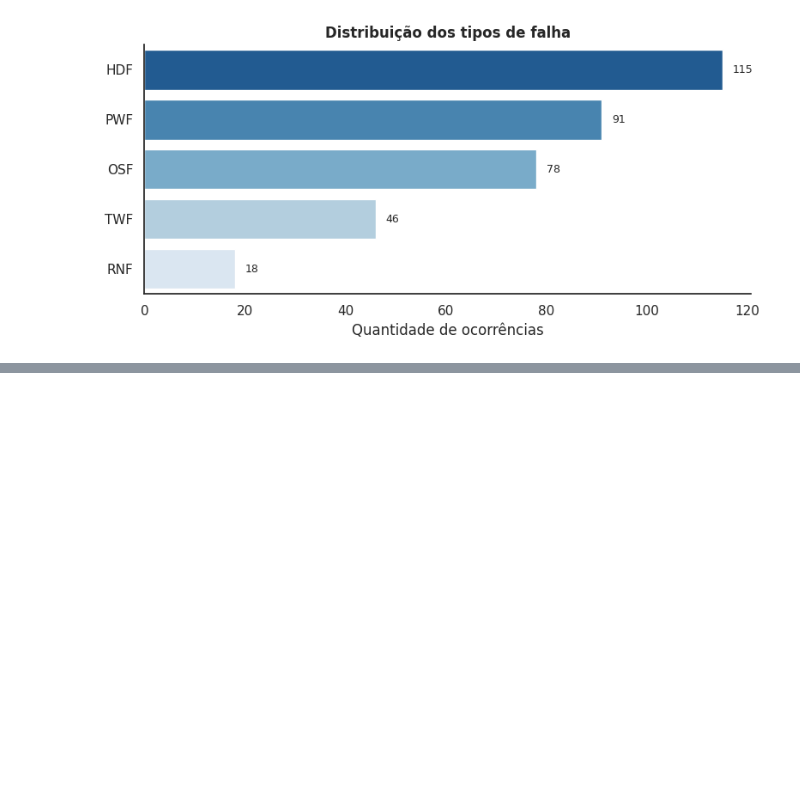
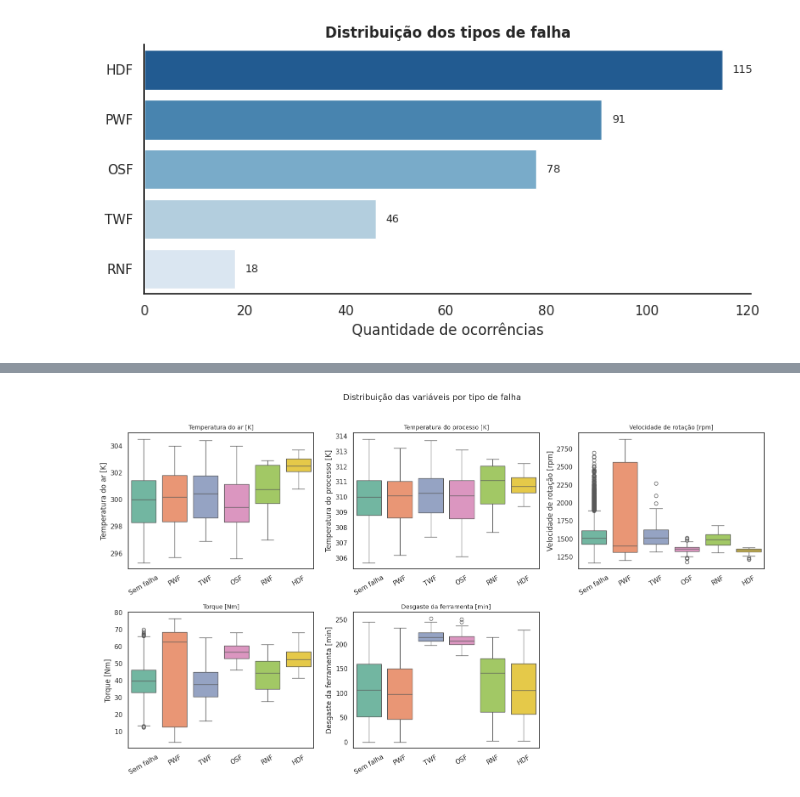
Before and after one commit to thaygorh/Analise-de-Dados-e-Boas-Praticas, a Jupyter notebook: mvp-analise-dados-e-boas-praticas.ipynb, the cells around one changed output, grey strips where cells are left out. Saved outputs shown, nothing was run; the diff lists cells and outputs as text; code cells hidden in the pictures; blank space fills up the shorter version.

```diff
--- a/mvp-analise-dados-e-boas-praticas.ipynb
+++ b/mvp-analise-dados-e-boas-praticas.ipynb
@@ -791,0 +939,35 @@ plt.show()
+# %%
+variaveis = [
+    'Temperatura do ar [K]',
+    'Temperatura do processo [K]',
+    'Velocidade de rotação [rpm]',
+    'Torque [Nm]',
+    'Desgaste da ferramenta [min]'
+]
+
+plt.figure(figsize=(16, 9))
+
+for i, var in enumerate(variaveis):
+    plt.subplot(2, 3, i+1)
+
+    sns.boxplot(
+        data=df_analysis,
+        x='Tipo de falha',
+        y=var,
+        palette='Set2'
+    )
+
+    plt.title(var, fontsize=10)
+    plt.xlabel('')
+    plt.xticks(rotation=30)
+
+plt.suptitle(
+    'Distribuição das variáveis por tipo de falha',
+    fontsize=14,
+    y=1.02
+)
+
+plt.tight_layout()
+plt.show()
+# %% [output]
+[figure, added]
```
Also changed, not shown: parts of 10 cells of this notebook.
